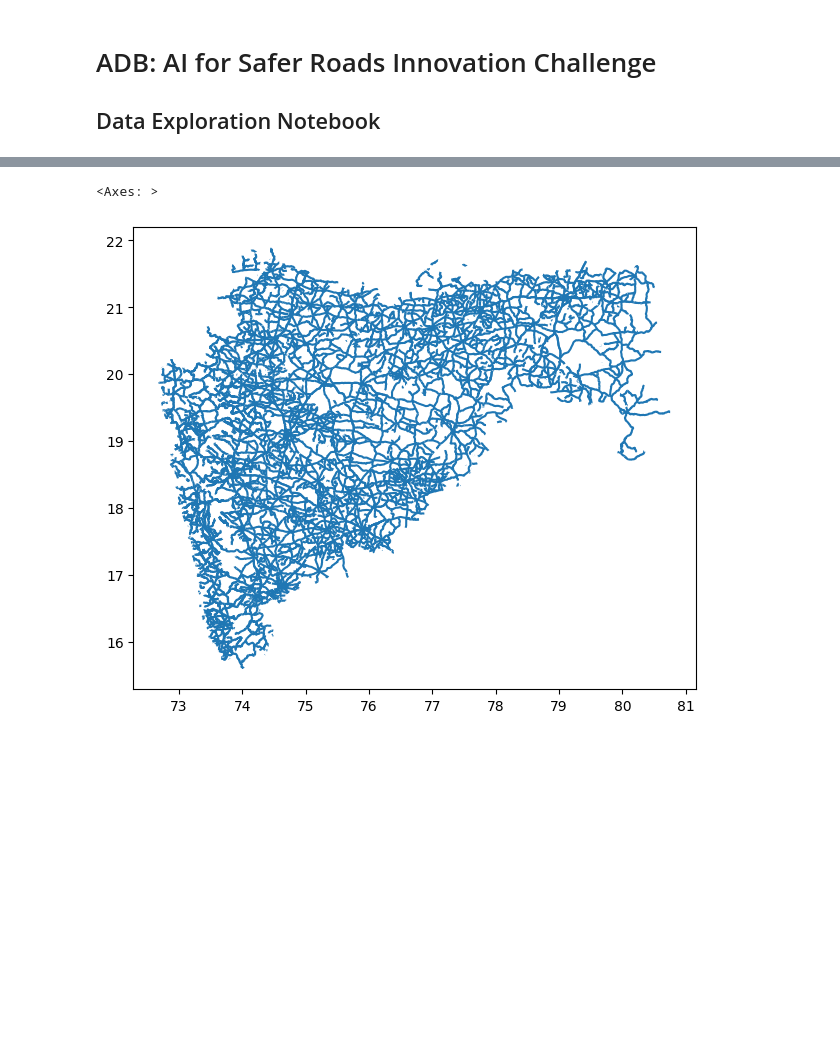
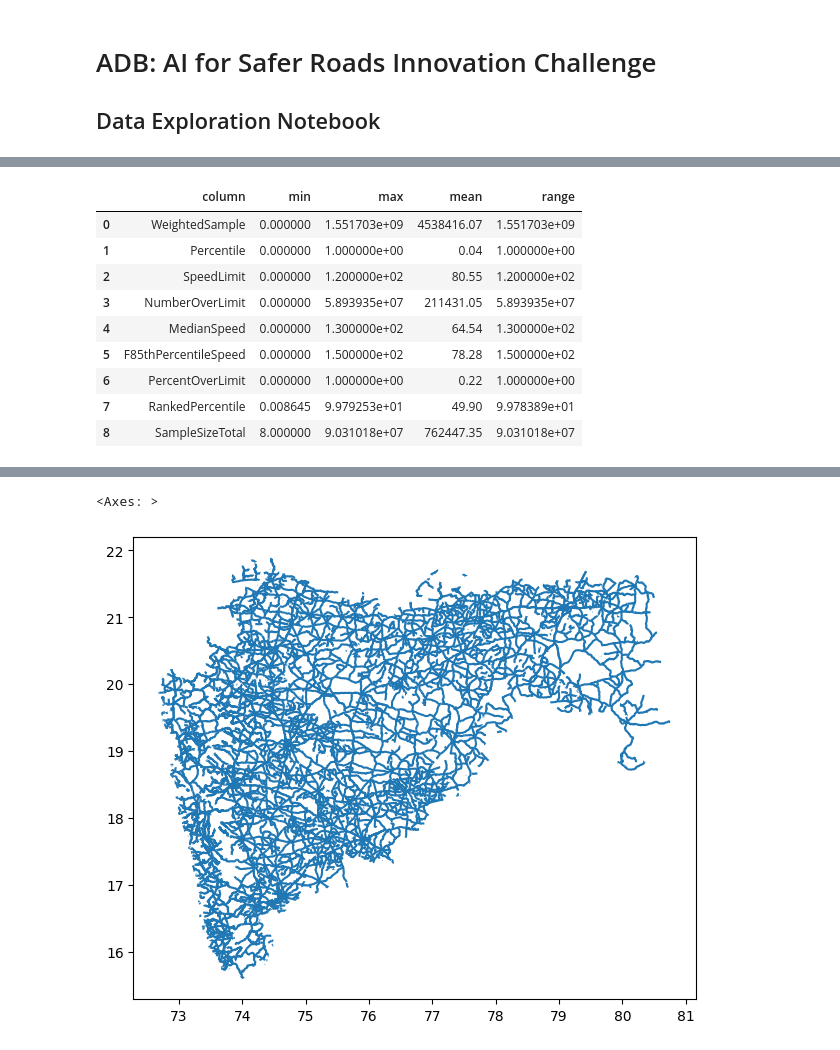
Before and after one commit to tasnimahmed11/RoadPulse, a Jupyter notebook: data_exploration.ipynb, the cells around one changed output, grey strips where cells are left out. Saved outputs shown, nothing was run; the diff lists cells and outputs as text; code cells hidden in the pictures; blank space fills up the shorter version.

```diff
--- a/data_exploration.ipynb
+++ b/data_exploration.ipynb
@@ -34,0 +96,45 @@ thai_gdf.head()
+# %%
+# Get a feel for the distributions of the key numeric columns
+
+"""
+Column Description
+    SampleSize_avg:        Average number of GPS probe observations across collection periods
+    WeightedSample:        Traffic volume proxy (sample size scaled by road length)
+    Percentile:            Which traffic volume percentile this road falls into (0–1 scale)
+    SpeedLimit:            Posted speed limit from TomTom — not independently validated
+    RoadClass:             Functional road type — motorway, trunk, primary, or secondary
+    NumberOverLimit:       Estimated number of vehicles per year exceeding the speed limit
+    MedianSpeed:           50th percentile of observed vehicle speeds
+    F85thPercentileSpeed:  Speed below which 85% of vehicles travel — the traffic engineering standard
+"""
+
+# Which columns matter the most? Undecided
+speed_cols = ['WeightedSample', 'Percentile', 'SpeedLimit', 'RoadClass','NumberOverLimit',
+              'MedianSpeed', 'F85thPercentileSpeed', 'PercentOverLimit', 'RankedPercentile',
+              'PercentileBand', 'SampleSizeTotal']
+
+# Create a summary statistics table
+rows = []
+for col in speed_cols:
+    if thai_sub_gdf[col].dtype in ['float64', 'int64']:
+        rows.append({
+            'column': col,
+            'min': thai_sub_gdf[col].min(),
+            'max': thai_sub_gdf[col].max(),
+            'mean': thai_sub_gdf[col].mean().round(2),
+            'range': thai_sub_gdf[col].max() - thai_sub_gdf[col].min()
+        })
+
+summary_df = pd.DataFrame(rows)
+display(summary_df)
+# %% [output]
+|  | column | min | max | mean | range |
+| 0 | WeightedSample | 0.000000 | 1.551703e+09 | 4538416.07 | 1.551703e+09 |
+| 1 | Percentile | 0.000000 | 1.000000e+00 | 0.04 | 1.000000e+00 |
+| 2 | SpeedLimit | 0.000000 | 1.200000e+02 | 80.55 | 1.200000e+02 |
+| 3 | NumberOverLimit | 0.000000 | 5.893935e+07 | 211431.05 | 5.893935e+07 |
+| 4 | MedianSpeed | 0.000000 | 1.300000e+02 | 64.54 | 1.300000e+02 |
+| 5 | F85thPercentileSpeed | 0.000000 | 1.500000e+02 | 78.28 | 1.500000e+02 |
+| 6 | PercentOverLimit | 0.000000 | 1.000000e+00 | 0.22 | 1.000000e+00 |
+| 7 | RankedPercentile | 0.008645 | 9.979253e+01 | 49.90 | 9.978389e+01 |
+| 8 | SampleSizeTotal | 8.000000 | 9.031018e+07 | 762447.35 | 9.031018e+07 |
```
Also changed, not shown: parts of 11 cells of this notebook, 1 other file.
